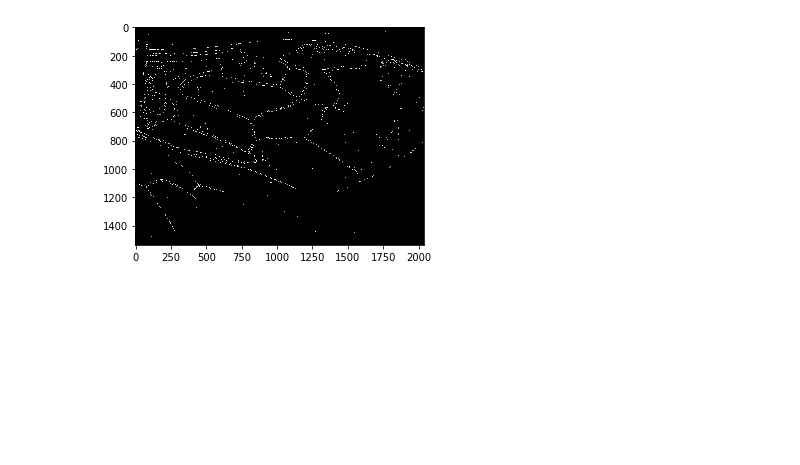
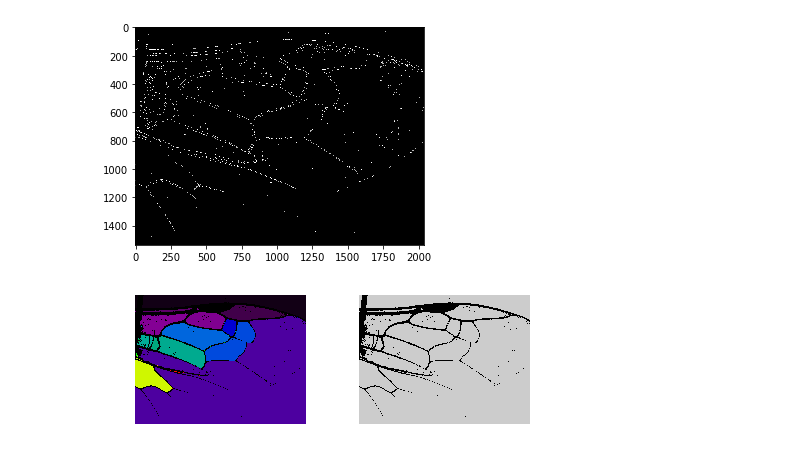
Before and after one commit to DaniGodin/BeeDetect, a Jupyter notebook: src/Dan_Preprocessing_Test.ipynb, the cells around one changed output. Drawn from its saved outputs; the diff is of its cells as text; code cells hidden in the pictures; blank space fills up the shorter version.

```diff
--- a/src/Dan_Preprocessing_Test.ipynb
+++ b/src/Dan_Preprocessing_Test.ipynb
@@ -47,3 +48,19 @@ plt.imshow(r, cmap = 'gray')
 # %% [output]
 <matplotlib.image.AxesImage at 0x...>
 [figure]
+# %%
+from skimage import measure
+all_labels = measure.label(th3)
+# %%
+plt.figure(figsize=(9, 3.5))
+plt.subplot(132)
+plt.imshow(all_labels, cmap='nipy_spectral')
+plt.axis('off')
+plt.subplot(133)
+plt.imshow(th3, cmap='nipy_spectral')
+plt.axis('off')
+
+plt.tight_layout()
+plt.show()
+# %% [output]
+[figure, added]
```
Also changed, not shown: parts of 1 cell of this notebook.
